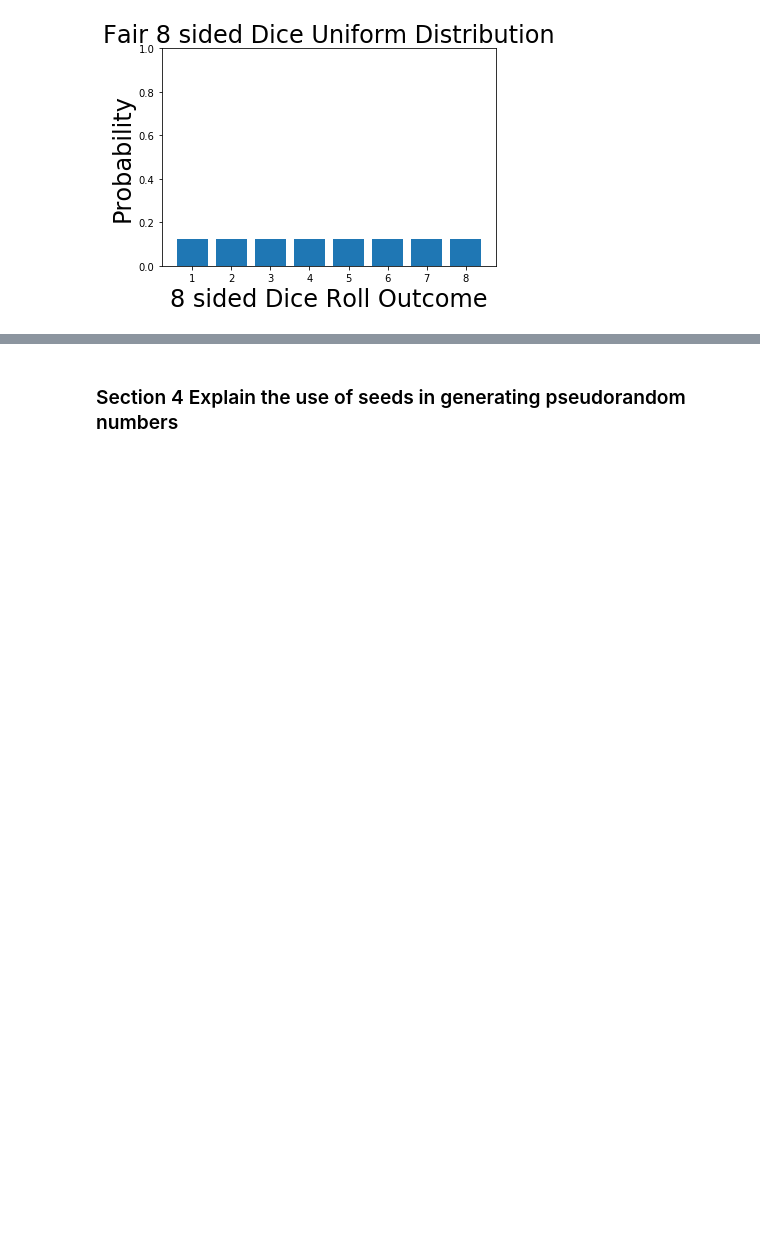
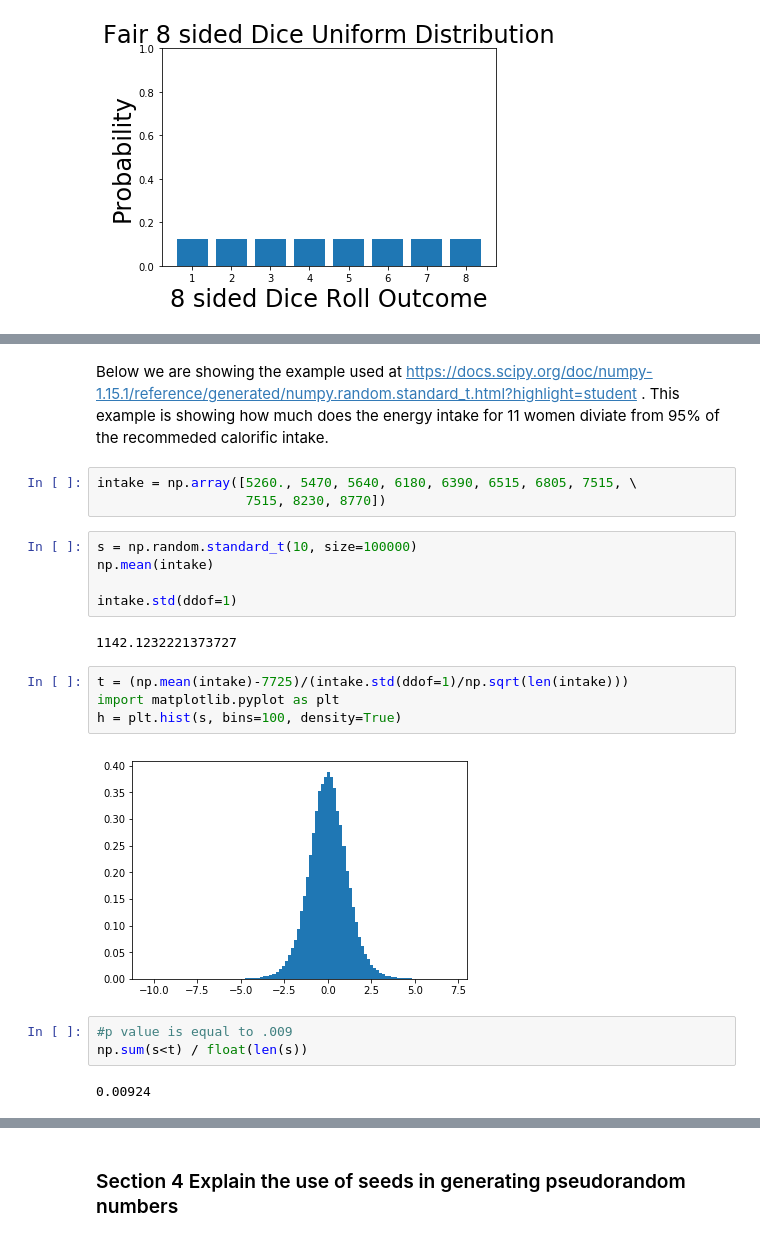
Before and after one commit to tomhealy1/Numpy-random, a Jupyter notebook: Numpy-random Notebook.ipynb, the cells around one changed output, grey strips where cells are left out. Saved outputs shown, nothing was run; the diff lists cells and outputs as text; blank space fills up the shorter version.

```diff
--- a/Numpy-random Notebook.ipynb
+++ b/Numpy-random Notebook.ipynb
@@ -291,2 +326,25 @@ plt.show()
+# %% [markdown]
+Below we are showing the example used at https://docs.scipy.org/doc/numpy-1.15.1/reference/generated/numpy.random.standard_t.html?highlight=student . This example is showing how much does the energy intake for 11 women diviate from 95% of the recommeded calorific intake.
+# %%
+intake = np.array([5260., 5470, 5640, 6180, 6390, 6515, 6805, 7515, \
+                   7515, 8230, 8770])
+# %%
+s = np.random.standard_t(10, size=100000)
+np.mean(intake)
+
+intake.std(ddof=1)
+# %% [output]
+1142.1232221373727
+# %%
+t = (np.mean(intake)-7725)/(intake.std(ddof=1)/np.sqrt(len(intake)))
+import matplotlib.pyplot as plt
+h = plt.hist(s, bins=100, density=True)
+# %% [output]
+[figure, added]
+# %%
+#p value is equal to .009
+np.sum(s<t) / float(len(s))
+# %% [output]
+0.00924
 # %% [markdown]
 ### Binomial Distribution
```
Also changed, not shown: parts of 37 cells of this notebook, 2 other files.
